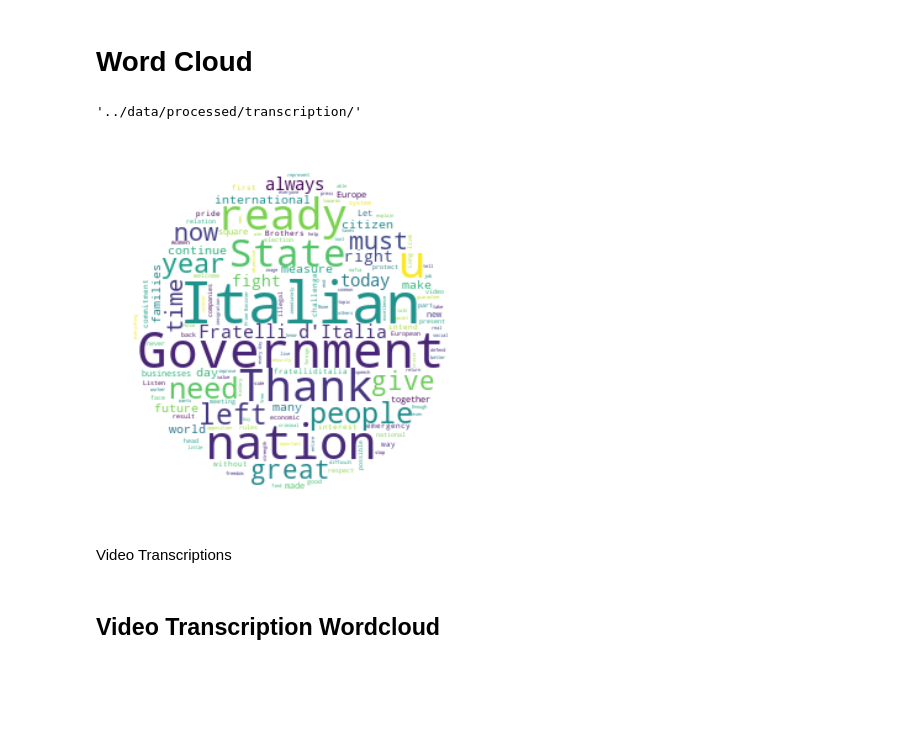
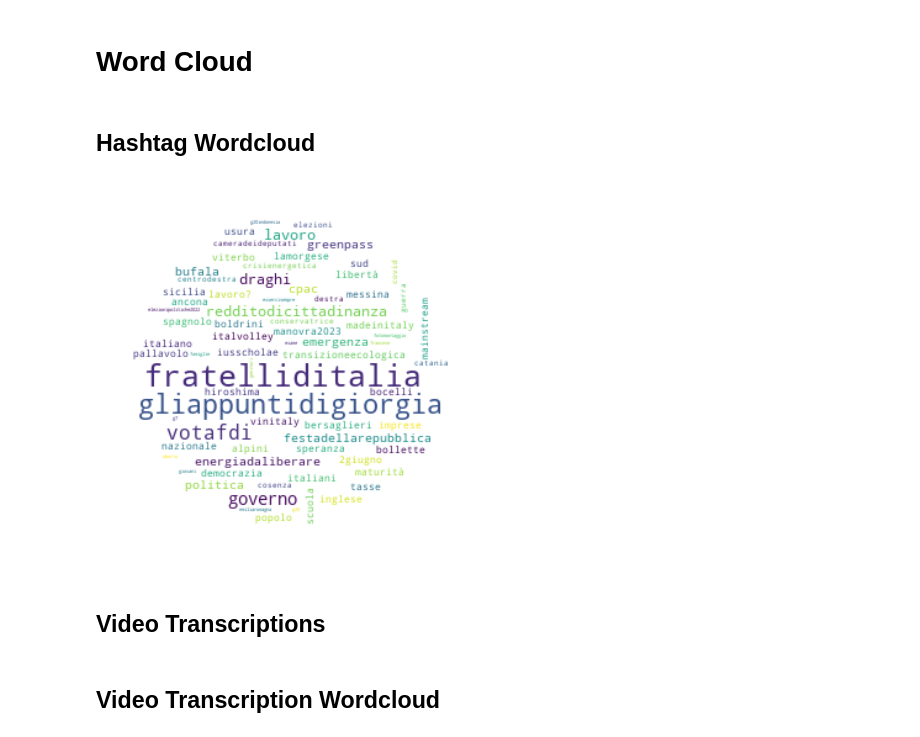
Before and after one commit to frasercrichton/investigation-influence-industry-italy, a Jupyter notebook: analysis/WordCloud.ipynb, the cells around one changed output. Cells and saved outputs as stored; diff of their text form; code cells hidden in the pictures; blank space fills up the shorter version.

```diff
--- a/analysis/WordCloud.ipynb
+++ b/analysis/WordCloud.ipynb
@@ -3,20 +3,10 @@
 # %%
 import pandas as pd
 import os
-import re
-# import Folders
 import matplotlib.pyplot as plt
 import numpy as np
 import sys
-# import markdown
 from wordcloud import WordCloud, STOPWORDS, ImageColorGenerator
-from bs4 import BeautifulSoup
-
 processed_dir = '../data/processed/'
 transcription_dir_location = '../data/processed/transcription/'
-
 np.set_printoptions(threshold=sys.maxsize)
-
-transcription_dir_location
-# %% [output]
-'../data/processed/transcription/'
@@ -27,21 +13,22 @@ text = "".join(transcriptions_df['desc_en'].to_list())
+# %% [markdown]
+## Hashtag Wordcloud
+# %%
+hashtags_df = pd.read_csv(processed_dir + 'it_hashtags.csv')
+hashtags_dict = dict(zip(hashtags_df['textExtra'].tolist(), hashtags_df['count'].tolist()))
 # %%
-# text = text.replace('NZs Media Revolution', '')
-
 stopwords = set(STOPWORDS)
-stop_words = STOPWORDS.update(['https', 'counterspinmedia', 'com'])
-
 x, y = np.ogrid[:300, :300]
-
 mask = (x - 150) ** 2 + (y - 150) ** 2 > 130 ** 2
 mask = 255 * mask.astype(int)
 
-wordcloud = WordCloud(background_color="white", stopwords=stopwords, mask=mask).generate(text)
-
+# max_wordsnumber (default=200)
+wordcloud = WordCloud(background_color="white", mask=mask).generate_from_frequencies(hashtags_dict)
 plt.imshow(wordcloud, interpolation='bilinear')
 plt.axis("off")
+plt.savefig(processed_dir + 'images/hashtags-and-captions-word-cloud.png')
 plt.show()
 # %% [output]
-[figure, old version]
+[figure, new version]
-# %% [markdown]
-Video Transcriptions
+# %% [markdown]
+## Video Transcriptions
 # %%
```
Also changed, not shown: parts of 5 cells of this notebook, 16 other files.
